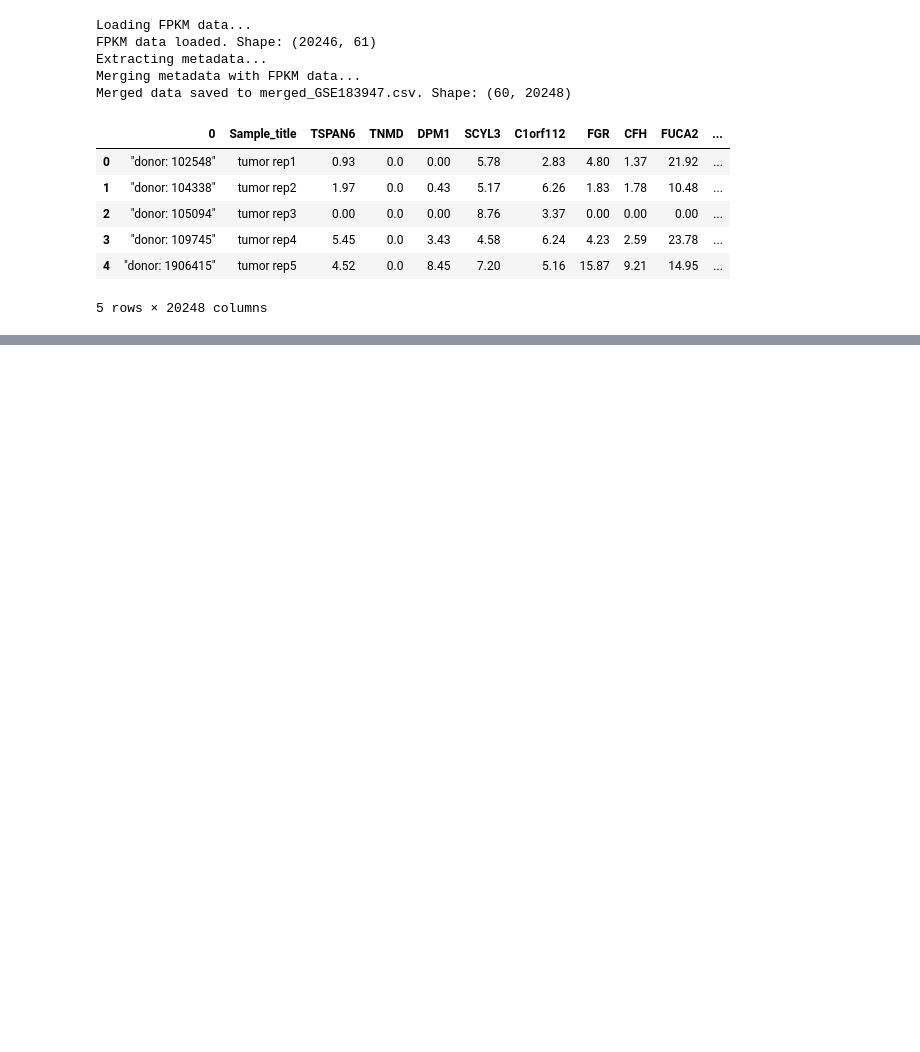
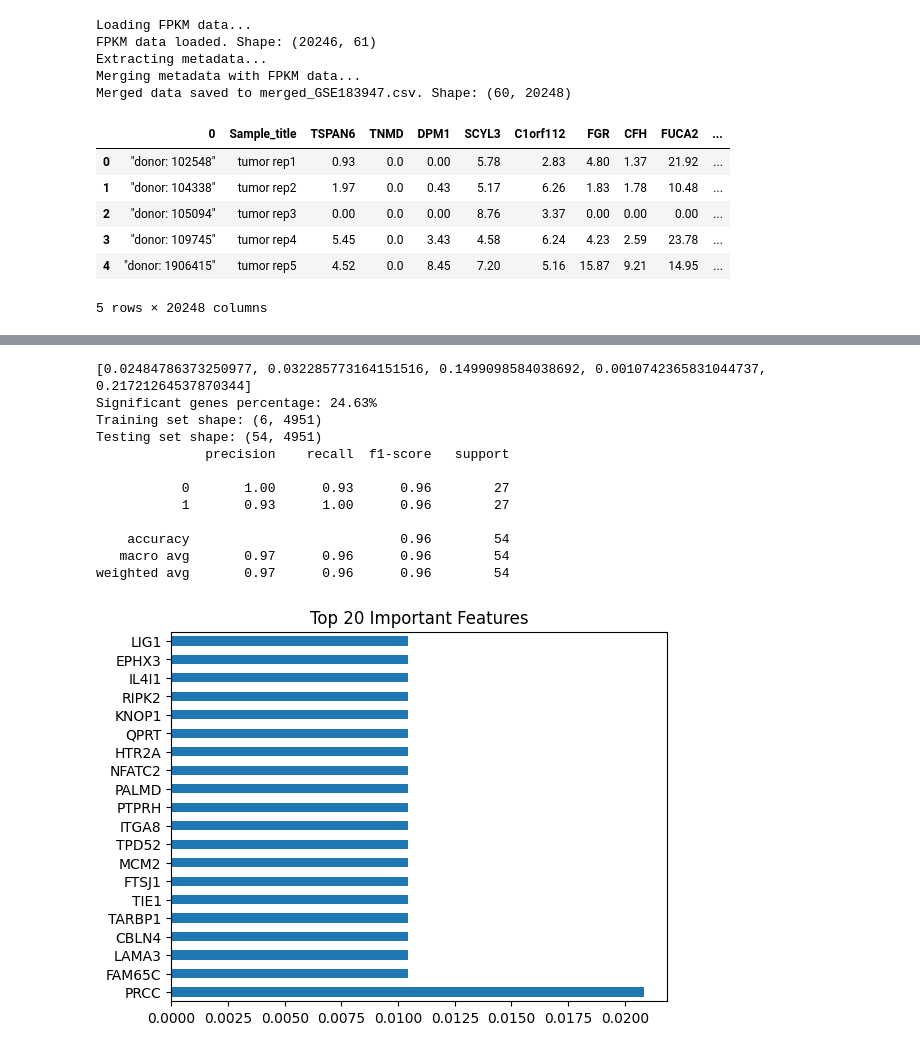
Before and after one commit to giordanoscerra/breast-cancer-classification, a Jupyter notebook: main.ipynb, the cells around one changed output, grey strips where cells are left out. Cells and saved outputs as stored; diff of their text form; code cells hidden in the pictures; blank space fills up the shorter version.

```diff
--- a/main.ipynb
+++ b/main.ipynb
@@ -66,3 +66,69 @@ Merged data saved to merged_GSE183947.csv. Shape: (60, 20248)
 | 3 | "donor: 109745" | tumor rep4 | 5.45 | 0.0 | 3.43 | 4.58 | 6.24 | 4.23 | 2.59 | 23.78 | ... |
 | 4 | "donor: 1906415" | tumor rep5 | 4.52 | 0.0 | 8.45 | 7.20 | 5.16 | 15.87 | 9.21 | 14.95 | ... |
 5 rows × 20248 columns
+# %%
+import numpy as np
+from sklearn.model_selection import train_test_split
+from sklearn.ensemble import RandomForestClassifier
+from sklearn.metrics import classification_report
+import seaborn as sns
+
+import statsmodels.api as sm
+import matplotlib.pyplot as plt
+
+# Differential Expression Analysis
+# Assuming 'merged_data' has a column 'Sample_type' indicating 'Tumor' or 'Normal'
+tumor_samples = merged_data[merged_data['Sample_title'].str.contains('tumor', case=False)]
+normal_samples = merged_data[merged_data['Sample_title'].str.contains('normal', case=False)]
+
+print(f"Tumor samples: {tumor_samples.shape[0]}")
+print(f"Normal samples: {normal_samples.shape[0]}")
+
+# Perform t-test for each gene
+p_values = []
+for gene in merged_data.columns[2:]:
+    tumor_values = tumor_samples[gene].astype(float)
+    normal_values = normal_samples[gene].astype(float)
+    t_stat, p_val, _ = sm.stats.ttest_ind(tumor_values, normal_values)
+    p_values.append(p_val)
+
+print(p_values[:5])
+# Adjust p-values for multiple testing using Benjamini-Hochberg method
+# Filter out NaNs and infinite values from p-values
+p_values = np.array(p_values)
+finite_mask = np.isfinite(p_values)
+p_values = p_values[finite_mask]
+
+# Adjust p-values for multiple testing using Benjamini-Hochberg method
+_, p_adj, _, _ = sm.stats.multipletests(p_values, method='fdr_bh')
+
+# Biomarker Discovery
+# Select genes with adjusted p-value < 0.05
+genes_tested = merged_data.columns[2:][finite_mask]  # Ensure the number of genes matches the number of p-values
+significant_genes = genes_tested[p_adj < 0.05]
+print(f"Significant genes percentage: {significant_genes.shape[0]/len(p_values)*100:.2f}%")
+
+# Clustering and Classification
+# Prepare data for classification
+X = merged_data[significant_genes].astype(float)
+y = merged_data['Sample_title'].apply(lambda x: 1 if 'tumor' in x.lower() else 0)  # Encode Tumor as 1, Normal as 0
+
+# Split data into training and testing sets
+X_train, X_test, y_train, y_test = train_test_split(X, y, test_size=0.9, random_state=42)
+print(f"Training set shape: {X_train.shape}")
+print(f"Testing set shape: {X_test.shape}")
+
+# Train a Random Forest Classifier
+clf = RandomForestClassifier(n_estimators=100, random_state=42)
+clf.fit(X_train, y_train)
+
+# Predict and evaluate the model
+y_pred = clf.predict(X_test)
+print(classification_report(y_test, y_pred))
+
+# Plot feature importances
+feature_importances = pd.Series(clf.feature_importances_, index=significant_genes)
+feature_importances.nlargest(20).plot(kind='barh')
+plt.title("Top 20 Important Features")
+plt.show()
+# %% [output]
@@ -68,0 +137,13 @@ Merged data saved to merged_GSE183947.csv. Shape: (60, 20248)
+[0.02484786373250977, 0.032285773164151516, 0.1499098584038692, 0.0010742365831044737, 0.21721264537870344]
+Significant genes percentage: 24.63%
+Training set shape: (6, 4951)
+Testing set shape: (54, 4951)
+              precision    recall  f1-score   support
+
+           0       1.00      0.93      0.96        27
+           1       0.93      1.00      0.96        27
+
+    accuracy                           0.96        54
+   macro avg       0.97      0.96      0.96        54
+weighted avg       0.97      0.96      0.96        54
+[figure, added]
```
Also changed, not shown: parts of 2 cells of this notebook.
